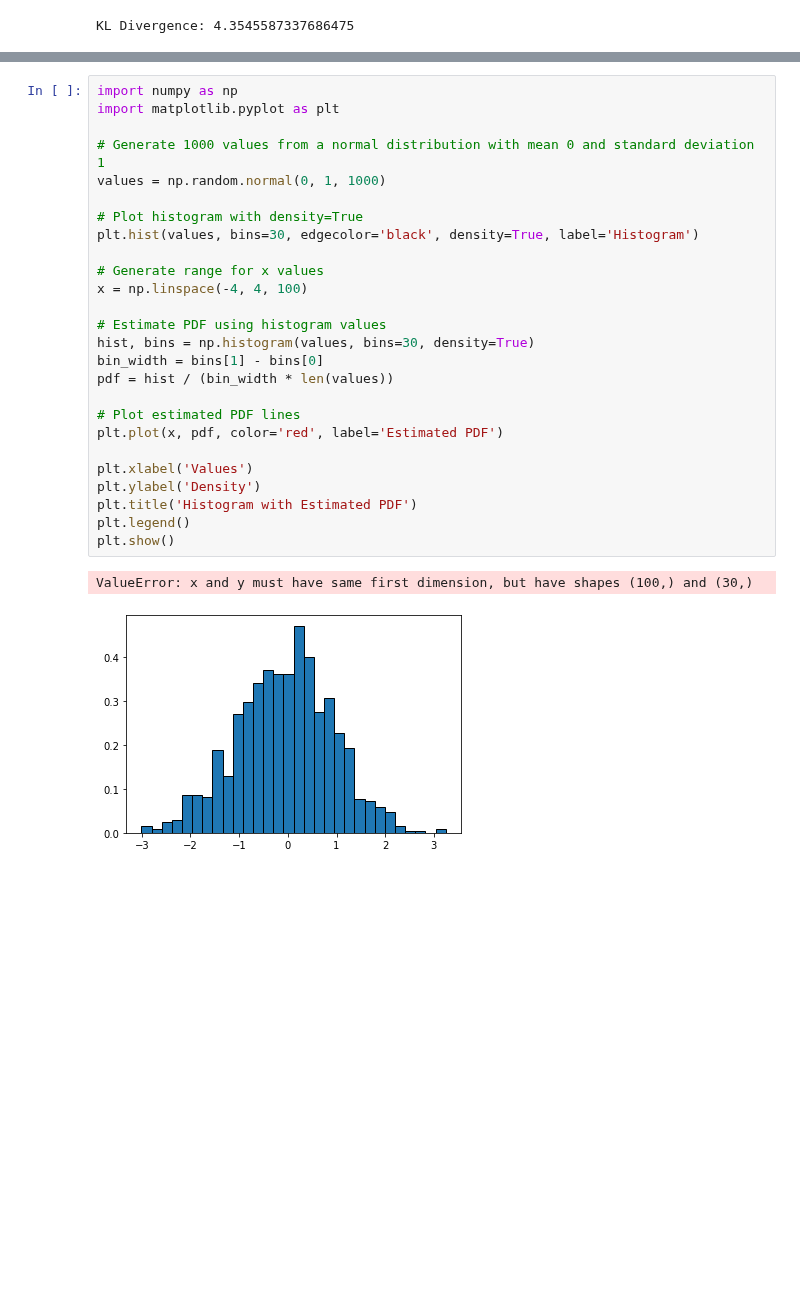
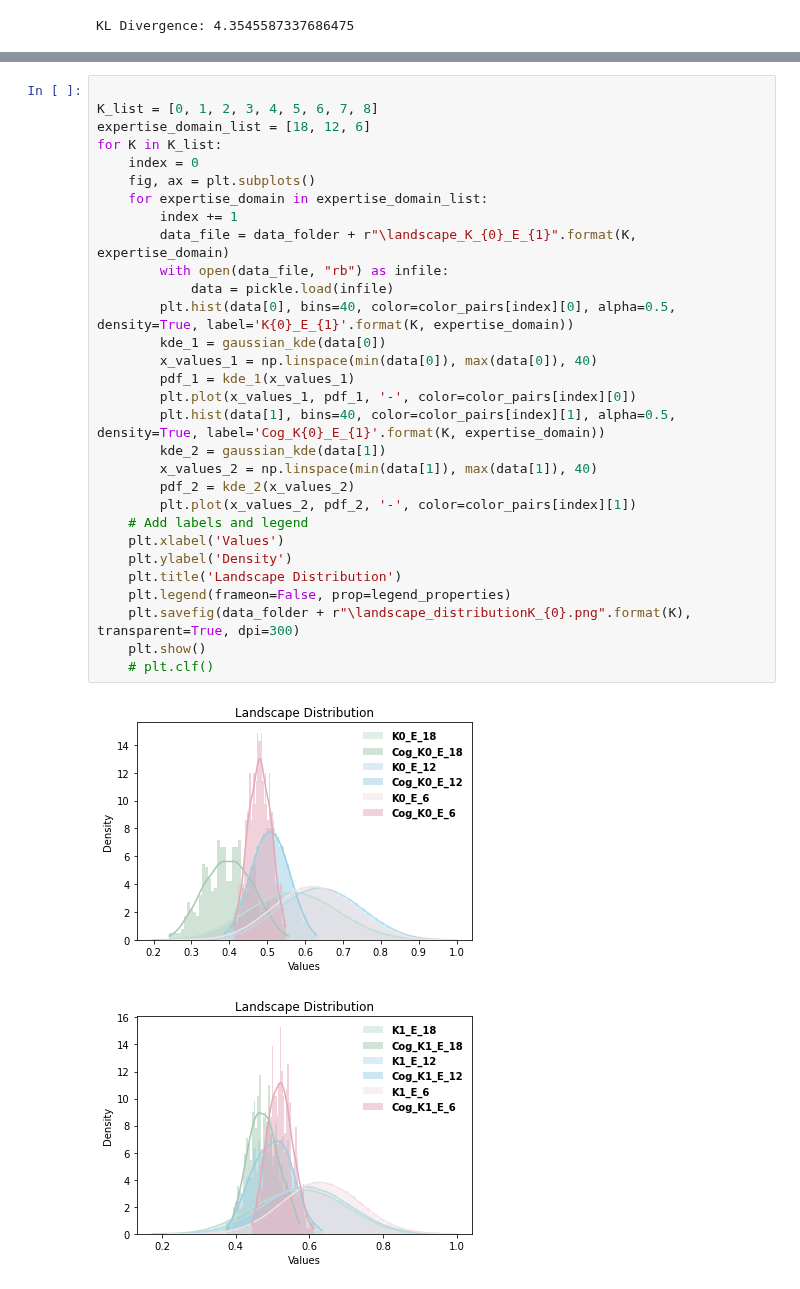
Before and after one commit to baldFemale/OpenInnovationFramework, a Jupyter notebook: Landscapes/Evaluator.ipynb, the cells around one changed output, grey strips where cells are left out. Drawn from its saved outputs; the diff is of its cells as text; blank space fills up the shorter version.

```diff
--- a/Landscapes/Evaluator.ipynb
+++ b/Landscapes/Evaluator.ipynb
@@ -184,29 +116,33 @@ plt.show()
-# %%
-import numpy as np
-import matplotlib.pyplot as plt
-
-# Generate 1000 values from a normal distribution with mean 0 and standard deviation 1
-values = np.random.normal(0, 1, 1000)
-
-# Plot histogram with density=True
-plt.hist(values, bins=30, edgecolor='black', density=True, label='Histogram')
-
-# Generate range for x values
-x = np.linspace(-4, 4, 100)
-
-# Estimate PDF using histogram values
-hist, bins = np.histogram(values, bins=30, density=True)
-bin_width = bins[1] - bins[0]
-pdf = hist / (bin_width * len(values))
-
-# Plot estimated PDF lines
-plt.plot(x, pdf, color='red', label='Estimated PDF')
-
-plt.xlabel('Values')
-plt.ylabel('Density')
-plt.title('Histogram with Estimated PDF')
-plt.legend()
-plt.show()
-# %% [output]
-ValueError: x and y must have same first dimension, but have shapes (100,) and (30,)
-[figure, removed]
+# %%
+
+K_list = [0, 1, 2, 3, 4, 5, 6, 7, 8]
+expertise_domain_list = [18, 12, 6]
+for K in K_list:
+    index = 0
+    fig, ax = plt.subplots()
+    for expertise_domain in expertise_domain_list:
+        index += 1
+        data_file = data_folder + r"\landscape_K_{0}_E_{1}".format(K, expertise_domain)
+        with open(data_file, "rb") as infile:
+            data = pickle.load(infile)
+        plt.hist(data[0], bins=40, color=color_pairs[index][0], alpha=0.5, density=True, label='K{0}_E_{1}'.format(K, expertise_domain))
+        kde_1 = gaussian_kde(data[0])
+        x_values_1 = np.linspace(min(data[0]), max(data[0]), 40)
+        pdf_1 = kde_1(x_values_1)
+        plt.plot(x_values_1, pdf_1, '-', color=color_pairs[index][0])
+        plt.hist(data[1], bins=40, color=color_pairs[index][1], alpha=0.5, density=True, label='Cog_K{0}_E_{1}'.format(K, expertise_domain))
+        kde_2 = gaussian_kde(data[1])
+        x_values_2 = np.linspace(min(data[1]), max(data[1]), 40)
+        pdf_2 = kde_2(x_values_2)
+        plt.plot(x_values_2, pdf_2, '-', color=color_pairs[index][1])
+    # Add labels and legend
+    plt.xlabel('Values')
+    plt.ylabel('Density')
+    plt.title('Landscape Distribution')
+    plt.legend(frameon=False, prop=legend_properties)
+    plt.savefig(data_folder + r"\landscape_distributionK_{0}.png".format(K), transparent=True, dpi=300)
+    plt.show()
+    # plt.clf()
+# %% [output]
+[figure, added]
+[figure, added]
```
Also changed, not shown: parts of 5 cells of this notebook, 5 other files.
